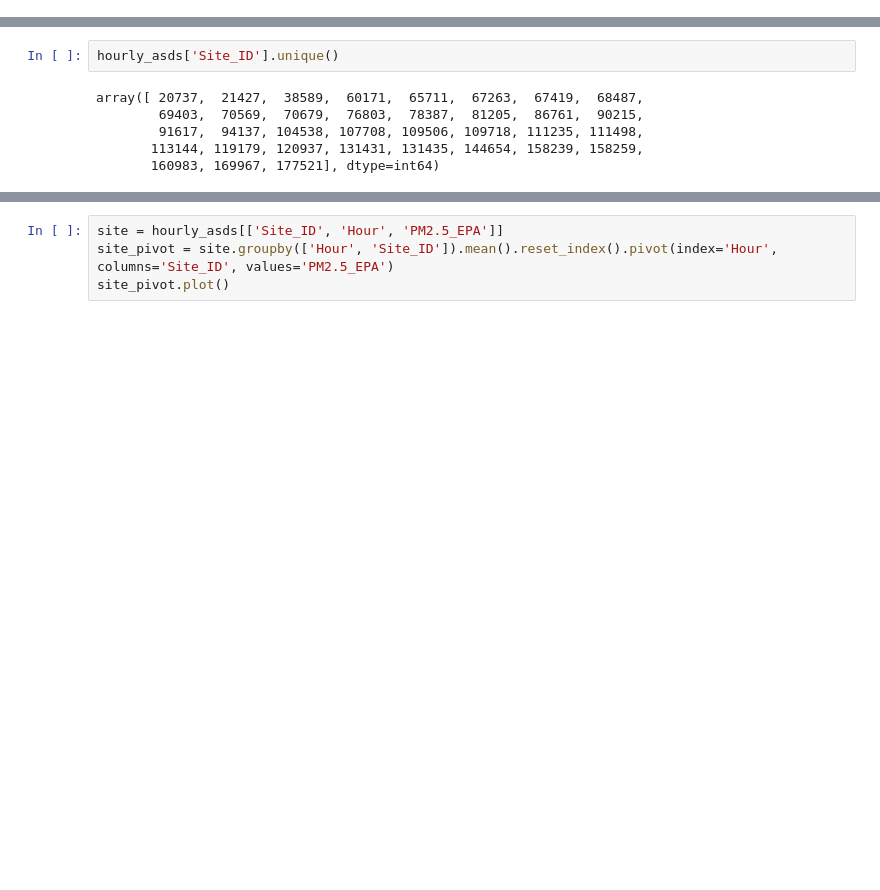
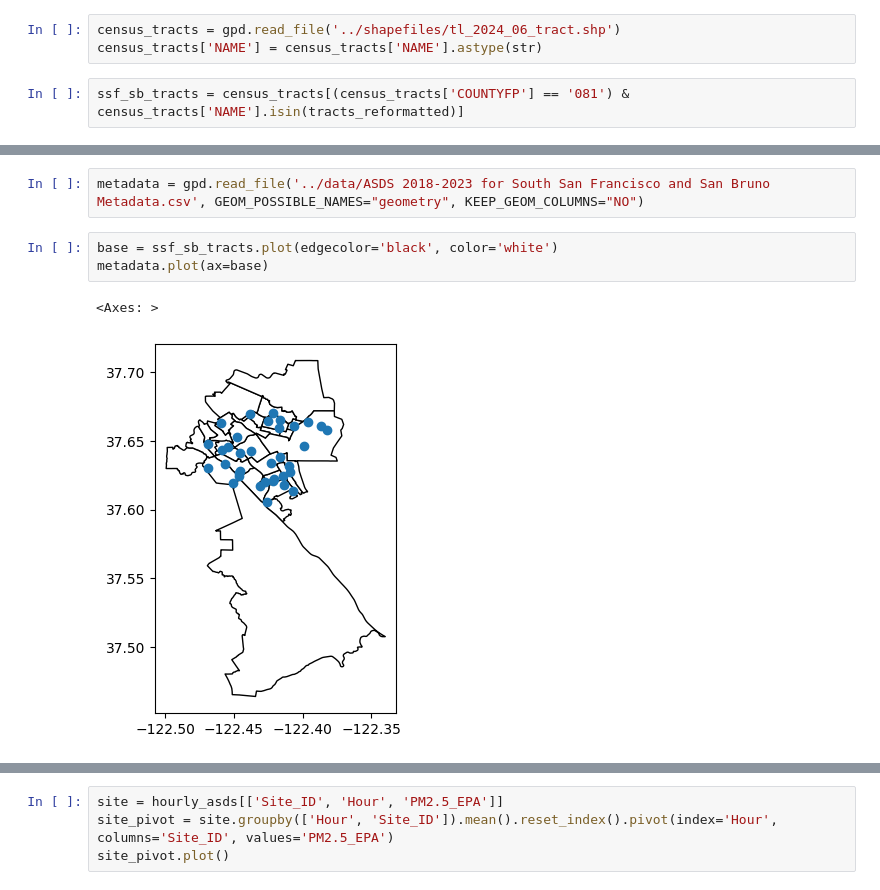
Before and after one commit to macks26/rise-south-city-dashboard, a Jupyter notebook: code/data_analysis_geo.ipynb, the cells around one changed output, grey strips where cells are left out. Drawn from its saved outputs; the diff is of its cells as text; blank space fills up the shorter version.

Commit message:
Shiny app demo + geographic plots (in code/data_analysis_geo.ipynb)

```diff
--- a/code/data_analysis_geo.ipynb
+++ b/code/data_analysis_geo.ipynb
@@ -8,3 +71,8 @@ import contextily as cx
+# %%
+census_tracts = gpd.read_file('../shapefiles/tl_2024_06_tract.shp')
+census_tracts['NAME'] = census_tracts['NAME'].astype(str)
+# %%
+ssf_sb_tracts = census_tracts[(census_tracts['COUNTYFP'] == '081') & census_tracts['NAME'].isin(tracts_reformatted)]
 # %%
 daily_asds = gpd.read_file('../data/Daily ASDS 2018-2023 for South San Francisco San Bruno.csv')
 hourly_asds = gpd.read_file('../data/Hourly ASDS 2018-2023 for South San Francisco San Bruno.csv')
@@ -50,8 +79,8 @@ metadata
-# %%
-hourly_asds['Site_ID'].unique()
-# %% [output]
-array([ 20737,  21427,  38589,  60171,  65711,  67263,  67419,  68487,
-        69403,  70569,  70679,  76803,  78387,  81205,  86761,  90215,
-        91617,  94137, 104538, 107708, 109506, 109718, 111235, 111498,
-       113144, 119179, 120937, 131431, 131435, 144654, 158239, 158259,
-       160983, 169967, 177521], dtype=int64)
+# %%
+metadata = gpd.read_file('../data/ASDS 2018-2023 for South San Francisco and San Bruno Metadata.csv', GEOM_POSSIBLE_NAMES="geometry", KEEP_GEOM_COLUMNS="NO")
+# %%
+base = ssf_sb_tracts.plot(edgecolor='black', color='white')
+metadata.plot(ax=base)
+# %% [output]
+<Axes: >
+[figure, added]
```
Also changed, not shown: parts of 19 cells of this notebook, 11 other files.
